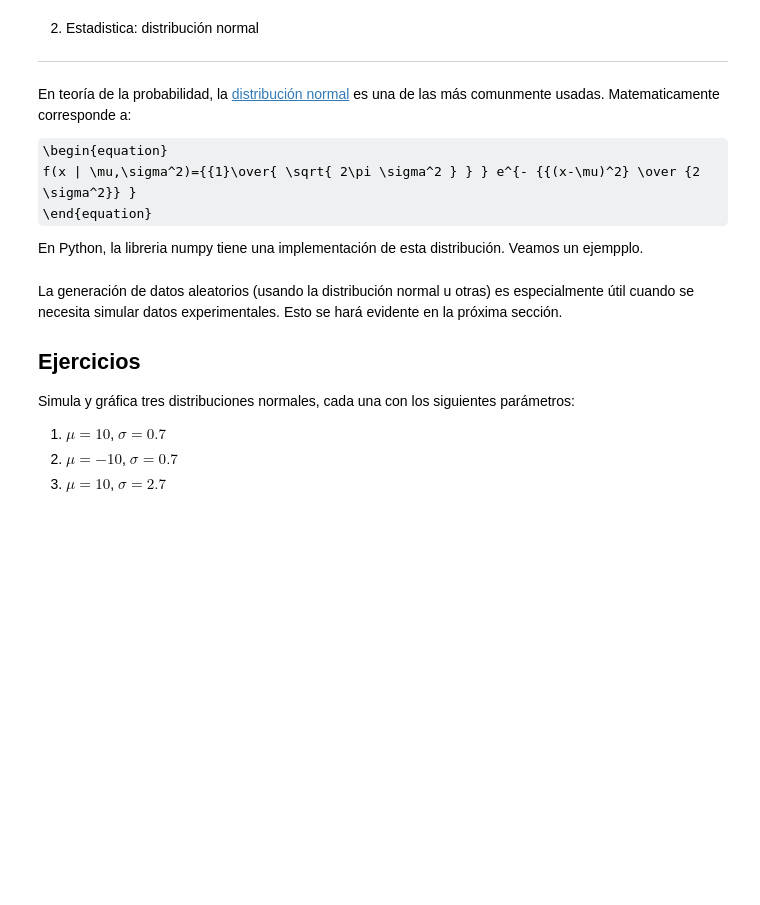
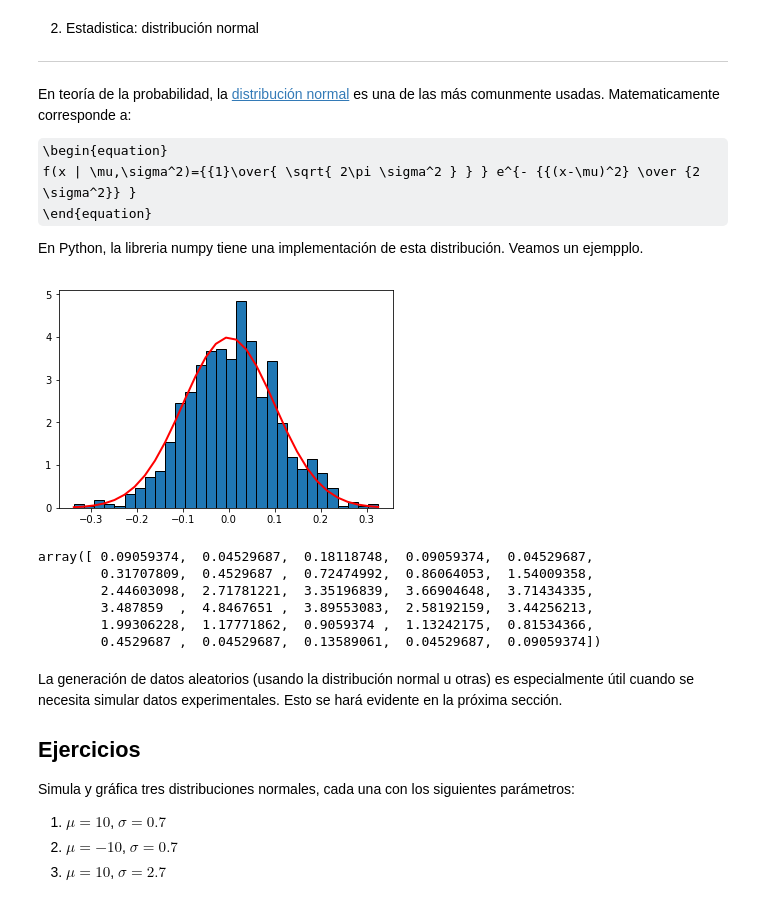
Before and after one commit to modcommet/Clases, a Jupyter notebook: clase2.ipynb, the cells around one changed output. Cells and saved outputs as stored; diff of their text form; code cells hidden in the pictures; some formulas as TeX source; blank space fills up the shorter version.

```diff
--- a/clase2.ipynb
+++ b/clase2.ipynb
@@ -95,14 +110,23 @@ En Python, la libreria numpy tiene una implementación de esta distribución. Ve
 # %%
 mu, sigma = 0, 0.1 # promedio y desviación estandar
 s = np.random.normal(mu, sigma, 1000) # 1000 puntos generados aleatoriamente
 
 # Grafico de los puntos muestreados (samples)
 import matplotlib.pyplot as plt
 
-n, bins, ignored = plt.hist(s, 30, normed=True,edgecolor='black') # Crea un histograma
+n, bins, blabla = plt.hist(s, 30, normed=True,edgecolor='black') # Crea un histograma
 plt.plot(bins, 1/(sigma * np.sqrt(2 * np.pi)) *np.exp( - (bins - mu)**2 / (2 * sigma**2) ),
          linewidth=2, color='r') # Crea una linea calculada usando la ecuacion de la distribución normal
 plt.show() # Muestra el grafico en pantalla
+n
+# %% [output]
+[figure, added]
+array([ 0.09059374,  0.04529687,  0.18118748,  0.09059374,  0.04529687,
+        0.31707809,  0.4529687 ,  0.72474992,  0.86064053,  1.54009358,
+        2.44603098,  2.71781221,  3.35196839,  3.66904648,  3.71434335,
+        3.487859  ,  4.8467651 ,  3.89553083,  2.58192159,  3.44256213,
+        1.99306228,  1.17771862,  0.9059374 ,  1.13242175,  0.81534366,
+        0.4529687 ,  0.04529687,  0.13589061,  0.04529687,  0.09059374])
 # %% [markdown]
 La generación de datos aleatorios (usando la distribución normal u otras) es especialmente útil cuando se necesita simular datos experimentales. Esto se hará evidente en la próxima sección.
 
```
Also changed, not shown: parts of 7 cells of this notebook, 1 other file.
